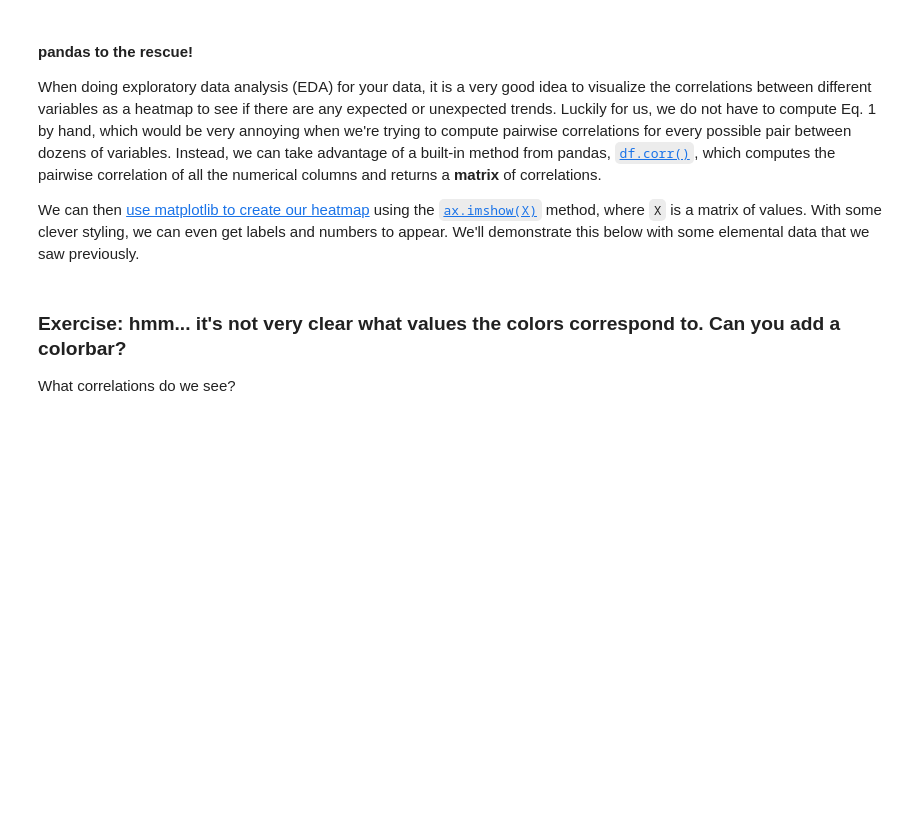
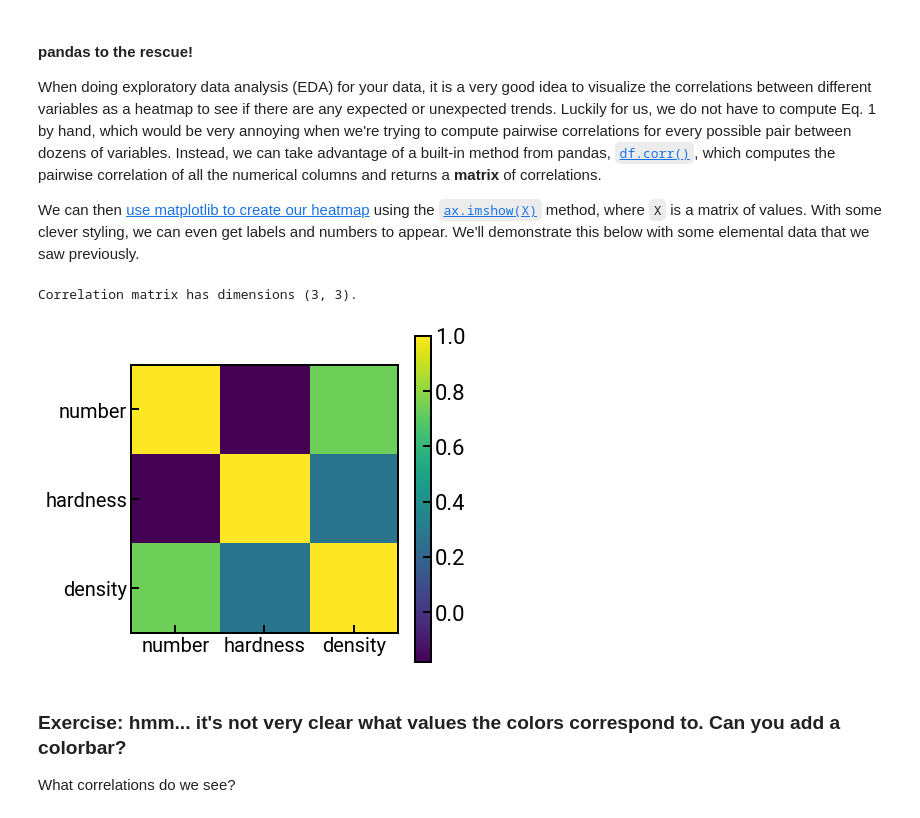
Before and after one commit to enze-chen/mi-book-2021, a Jupyter notebook: week_1/03/data_viz_blank.ipynb, the cells around one changed output. Saved outputs shown, nothing was run; the diff lists cells and outputs as text; code cells hidden in the pictures; blank space fills up the shorter version.

```diff
--- a/week_1/03/data_viz_blank.ipynb
+++ b/week_1/03/data_viz_blank.ipynb
@@ -356,16 +389,20 @@ We'll demonstrate this below with some elemental data that we saw previously.
 # %%
 df = pd.read_csv('../../assets/data/week_1/02/hardness_density.csv', skiprows=1,
                  header=0, names=['element', 'number', 'hardness', 'density'])
 corr = df.corr()
 print(f'Correlation matrix has dimensions {corr.shape}.')
 
 fig, ax = plt.subplots(figsize=(6, 6))
-ax.imshow(corr)
+h = ax.imshow(corr)
+plt.colorbar(h)
 ax.set_xticks(np.arange(len(corr)))                 # we say exactly where we want ticks to appear
 ax.set_xticklabels(corr.index, fontsize=FONTSIZE)   # and what their labels should be
 ax.set_yticks(np.arange(len(corr)))
 ax.set_yticklabels(corr.index, fontsize=FONTSIZE)
 plt.show()
+# %% [output]
+Correlation matrix has dimensions (3, 3).
+[figure, added]
 # %% [markdown]
 ### Exercise: hmm... it's not very clear what values the colors correspond to. Can you add a colorbar?
 
```
Also changed, not shown: parts of 14 cells of this notebook, 16 other files.
